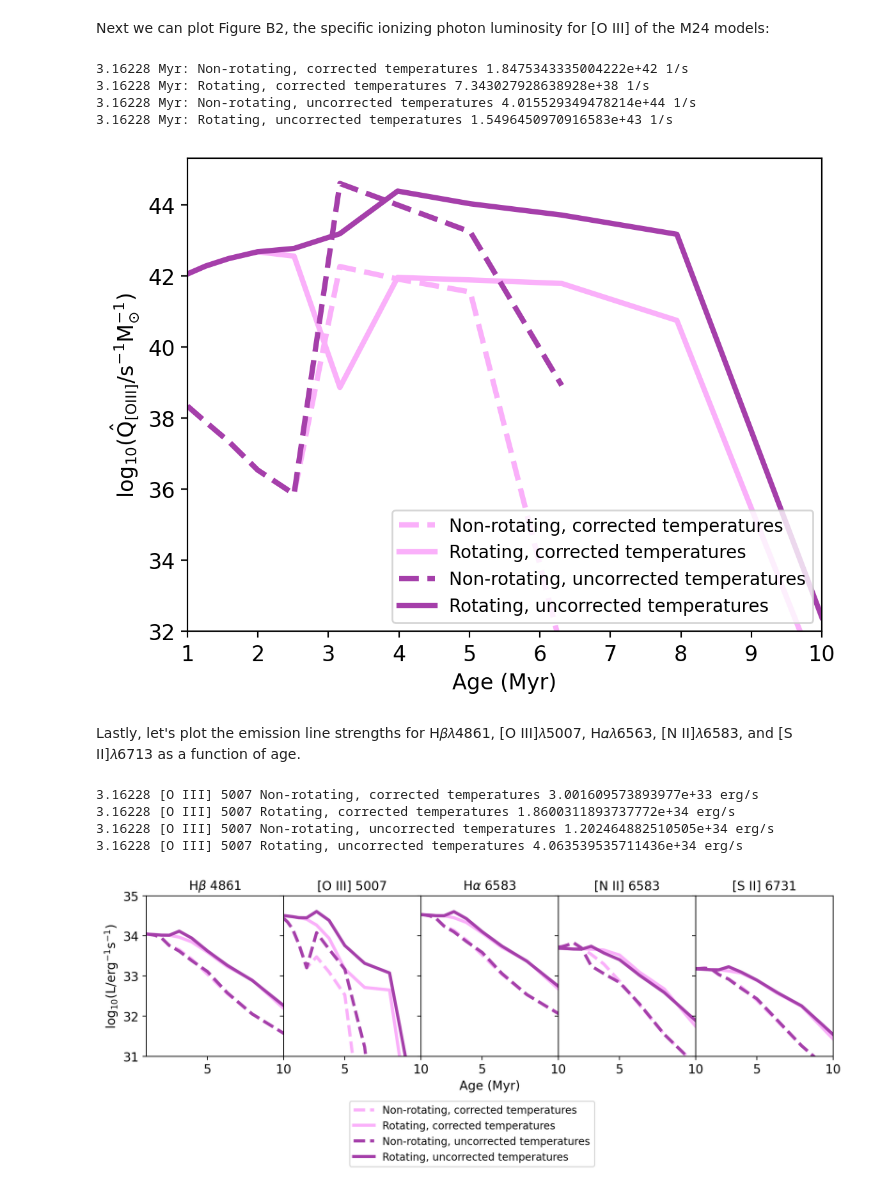
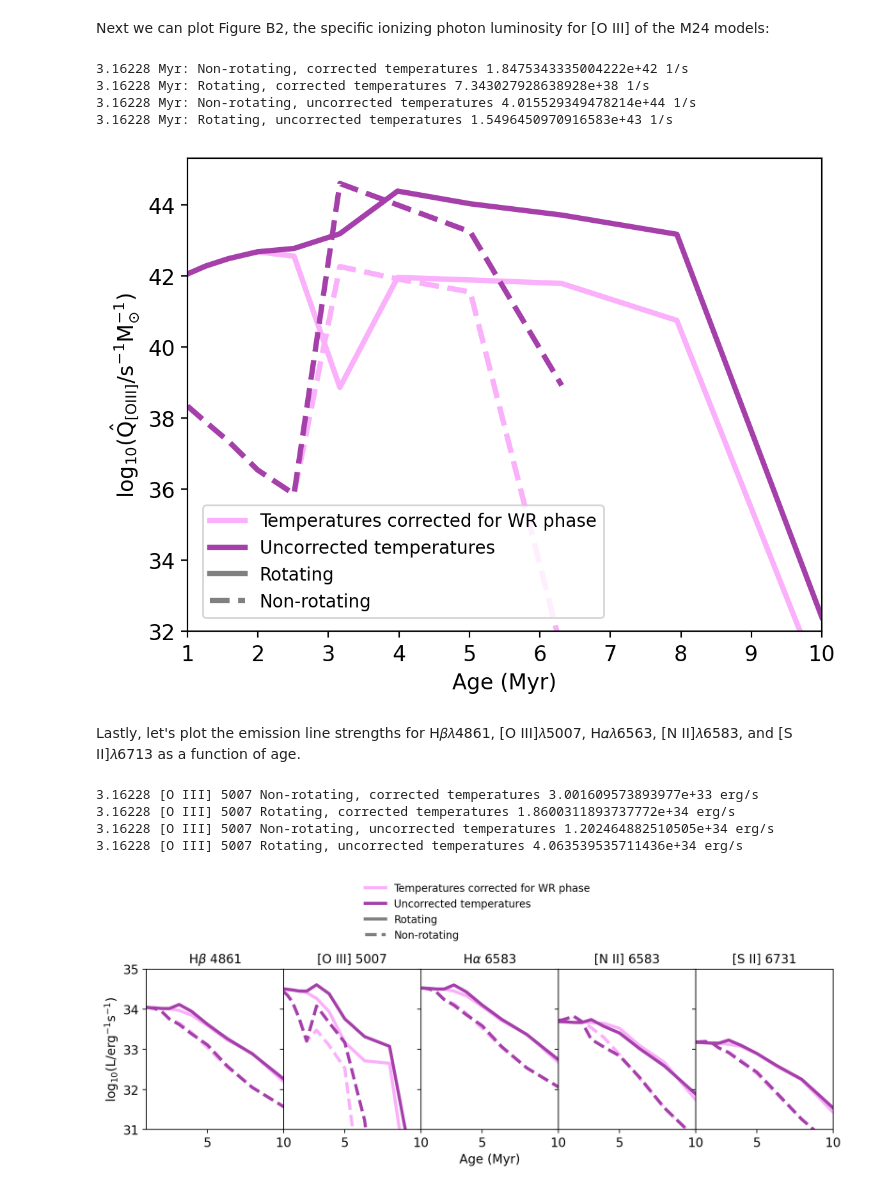
Before and after one commit to sophie-newman/cloudy-maraston, a Jupyter notebook: notebooks/notebook4_comparing_maraston24_models.ipynb, the cells around one changed output. Saved outputs shown, nothing was run; the diff lists cells and outputs as text; code cells hidden in the pictures.

```diff
--- a/notebooks/notebook4_comparing_maraston24_models.ipynb
+++ b/notebooks/notebook4_comparing_maraston24_models.ipynb
@@ -107,7 +108,14 @@ plt.xlabel(r'Age (Myr)')
 plt.ylabel(r'$\rm log_{10}(\hat{Q}_{[O III]}/s^{-1}M_{\odot}^{-1})$')
 plt.ylim(bottom=32)
 plt.xlim(left=1, right=10)
-plt.legend(loc='lower right', fontsize=10)
+
+legend_elements = [Line2D([0, 1], [0, 1], lw=3, linestyle='-', color='#fab0fa', label=r'Temperatures corrected for WR phase'),
+                   Line2D([0, 1], [0, 1], lw=3, linestyle='-', color='#a53faa', label=r'Uncorrected temperatures'),
+                   Line2D([0, 1], [0, 1], lw=3, linestyle='-', color='grey', label=r'Rotating'),
+                   Line2D([0, 1], [0, 1], lw=3, linestyle='--', color='grey', label=r'Non-rotating')
+]
+
+plt.legend(handles=legend_elements, prop={'size': 10}, loc='lower left', bbox_to_anchor=(0.01, 0.01), frameon=True)
 
 plt.savefig('/home/sophienewman/Pictures/plots/paper1/new_geneva_photons_OIII.png', dpi=300, bbox_inches='tight')
 # %% [output]
@@ -115,7 +123,7 @@ plt.savefig('/home/sophienewman/Pictures/plots/paper1/new_geneva_photons_OIII.pn
 3.16228 Myr: Rotating, corrected temperatures 7.343027928638928e+38 1/s
 3.16228 Myr: Non-rotating, uncorrected temperatures 4.015529349478214e+44 1/s
 3.16228 Myr: Rotating, uncorrected temperatures 1.5496450970916583e+43 1/s
-[figure, old version]
+[figure, new version]
 # %% [markdown]
 Lastly, let's plot the emission line strengths for H𝛽𝜆4861, [O III]𝜆5007, H𝛼𝜆6563, [N II]𝜆6583, and [S II]𝜆6713 as a function of age.
 # %%
@@ -151,33 +159,38 @@ for line, ax in enumerate(axes):
                 sed_incident = grid.get_spectra(grid_point, spectra_id="incident")
 
                 #get luminosity of line
                 wanted_line = grid.get_line(grid_point, line_ids[line])
                 line_lum.append( wanted_line.luminosity )
 
                 # for 3 Myr, [O III] line
                 if ia == 5 and line == 1:
 
                     print(age/1e6, line_label[line], grid_name[idx], wanted_line.luminosity)
 
             ax.plot(grid.ages/1e6, np.log10(line_lum), c=colors[idx], label=grid_name[idx], lw=3, ls=ls[idx])
             ax.set_xlim(left=1, right=10)
             ax.set_ylim(top = 35, bottom=31)
 
 
 plt.tight_layout()
 axes[0].set_ylabel(r'$\rm log_{10}(L/erg^{-1}s^{-1})$')
 axes[2].set_xlabel('Age (Myr)')
 
-#axes[4].legend(loc='upper center', bbox_to_anchor=(2.6, 0.5), fontsize=10)
-axes[4].legend(loc='lower right', bbox_to_anchor=(-0.7, -0.72), fontsize=10)
+legend_elements = [Line2D([0, 1], [0, 1], lw=3, linestyle='-', color='#fab0fa', label=r'Temperatures corrected for WR phase'),
+                   Line2D([0, 1], [0, 1], lw=3, linestyle='-', color='#a53faa', label=r'Uncorrected temperatures'),
+                   Line2D([0, 1], [0, 1], lw=3, linestyle='-', color='grey', label=r'Rotating'),
+                   Line2D([0, 1], [0, 1], lw=3, linestyle='--', color='grey', label=r'Non-rotating')
+]
+
+axes[4].legend(handles=legend_elements, prop={'size': 10}, loc='lower right', bbox_to_anchor=(-0.7, 1.12), frameon=False)
 
 plt.tight_layout(pad=0)  # Set padding between subplots to zero
 plt.subplots_adjust(wspace=0)
 
 plt.savefig('/home/sophienewman/Pictures/plots/paper1/new_geneva_tracks.png', dpi=300, bbox_inches='tight')
 # %% [output]
 3.16228 [O III] 5007 Non-rotating, corrected temperatures 3.001609573893977e+33 erg/s
 3.16228 [O III] 5007 Rotating, corrected temperatures 1.8600311893737772e+34 erg/s
 3.16228 [O III] 5007 Non-rotating, uncorrected temperatures 1.202464882510505e+34 erg/s
 3.16228 [O III] 5007 Rotating, uncorrected temperatures 4.063539535711436e+34 erg/s
-[figure, old version]
+[figure, new version]
```
Also changed, not shown: parts of 2 cells of this notebook, 3 other files.
